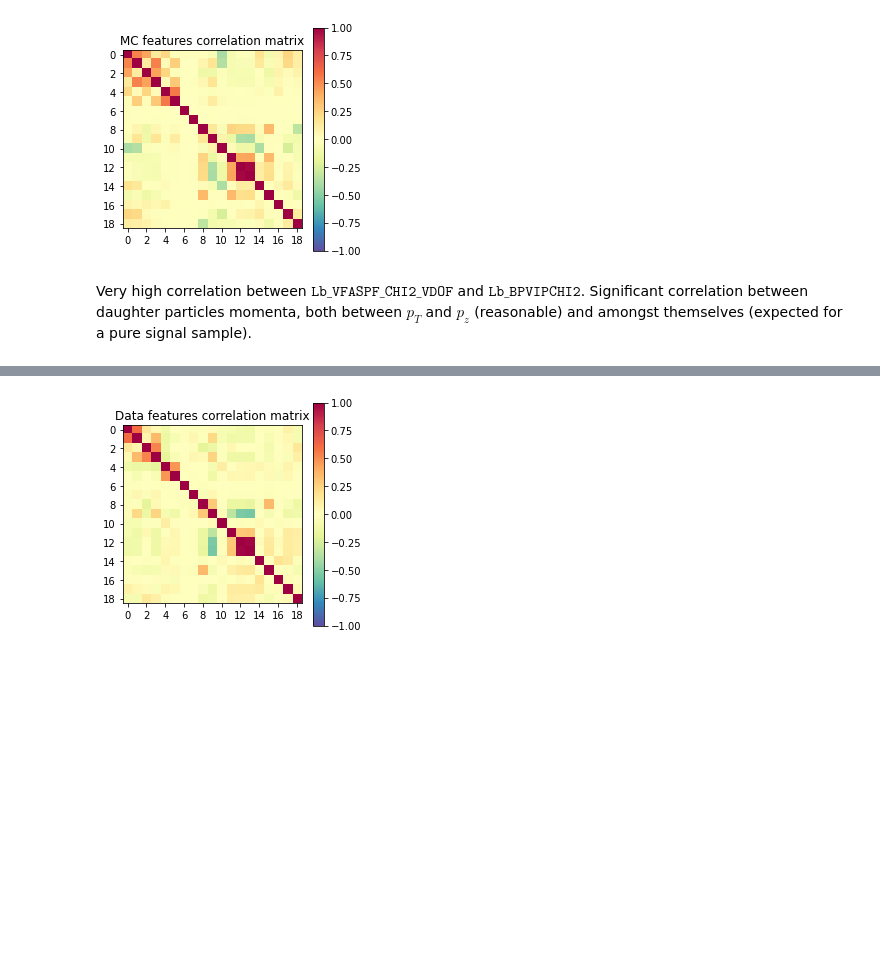
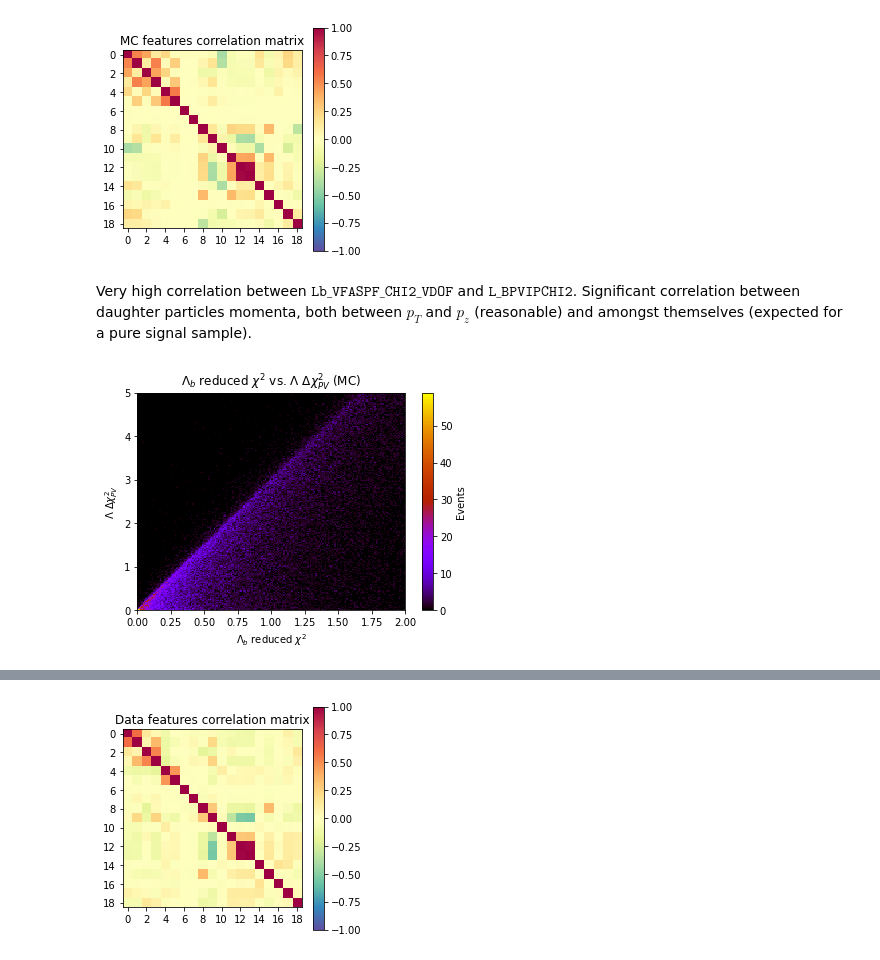
Before and after one commit to alatios/lb2jpsil_classifier-studies, a Jupyter notebook: BDT.ipynb, the cells around one changed output, grey strips where cells are left out. Cells and saved outputs as stored; diff of their text form; code cells hidden in the pictures; blank space fills up the shorter version.

```diff
--- a/BDT.ipynb
+++ b/BDT.ipynb
@@ -334,7 +357,17 @@ plt.show()
 # %% [output]
 [figure]
 # %% [markdown]
-Very high correlation between $\texttt{Lb_VFASPF_CHI2_VDOF}$ and $\texttt{Lb_BPVIPCHI2}$. Significant correlation between daughter particles momenta, both between $p_T$ and $p_z$ (reasonable) and amongst themselves (expected for a pure signal sample).
+Very high correlation between $\texttt{Lb_VFASPF_CHI2_VDOF}$ and $\texttt{L_BPVIPCHI2}$. Significant correlation between daughter particles momenta, both between $p_T$ and $p_z$ (reasonable) and amongst themselves (expected for a pure signal sample).
+# %%
+plt.hist2d(df_MC_Filtered['Lb_VFASPF_CHI2_VDOF'], df_MC_Filtered['L_BPVIPCHI2'],
+           bins=200, cmap='gnuplot', range=[[0,2],[0,5]])
+plt.title("$\Lambda_b$ reduced $\chi^2$ vs. $\Lambda$ $\Delta\chi^2_{PV}$ (MC)")
+plt.xlabel("$\Lambda_b$ reduced $\chi^2$")
+plt.ylabel("$\Lambda$ $\Delta\chi^2_{PV}$")
+plt.colorbar(label='Events')
+plt.show()
+# %% [output]
+[figure, added]
 # %%
 SB_covDF = df_Data_Sideband[features].corr()
 SB_covDF
```
Also changed, not shown: parts of 40 cells of this notebook.
